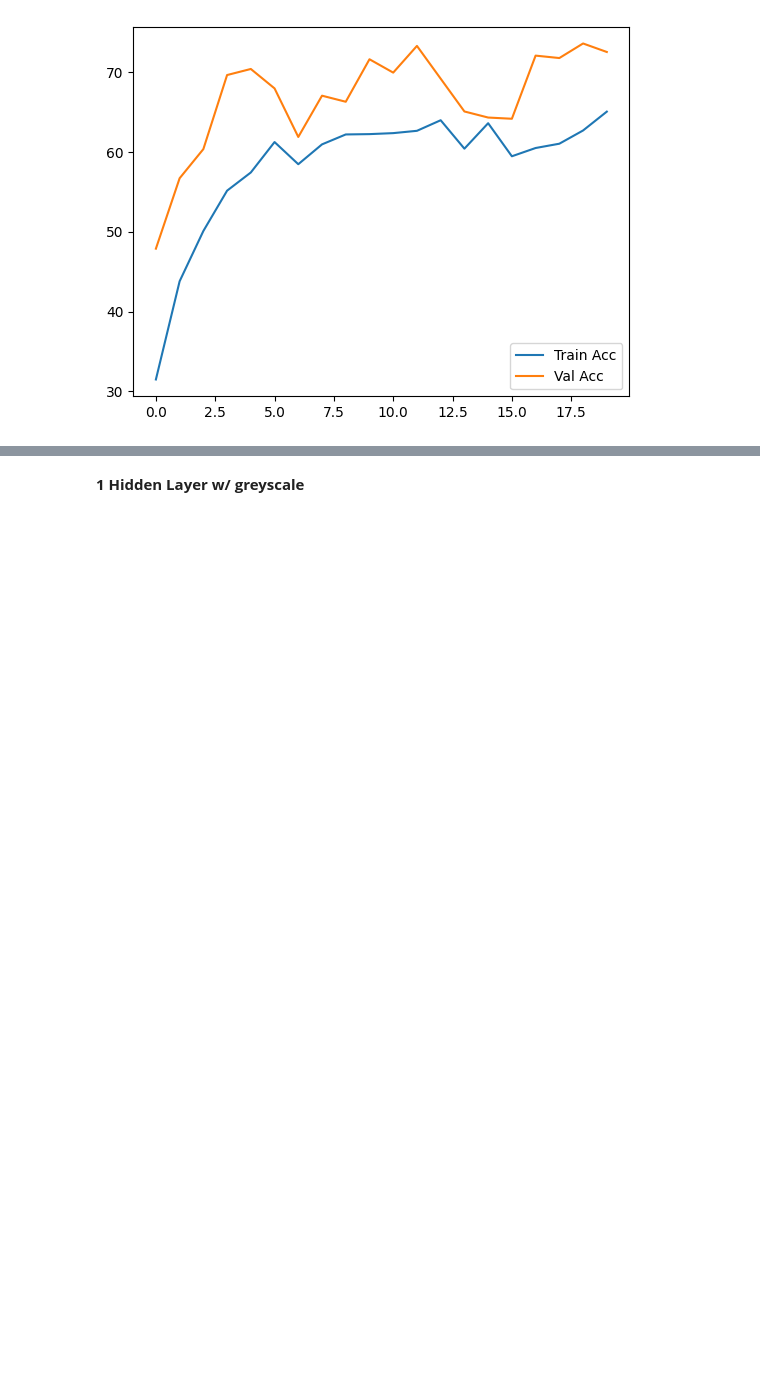
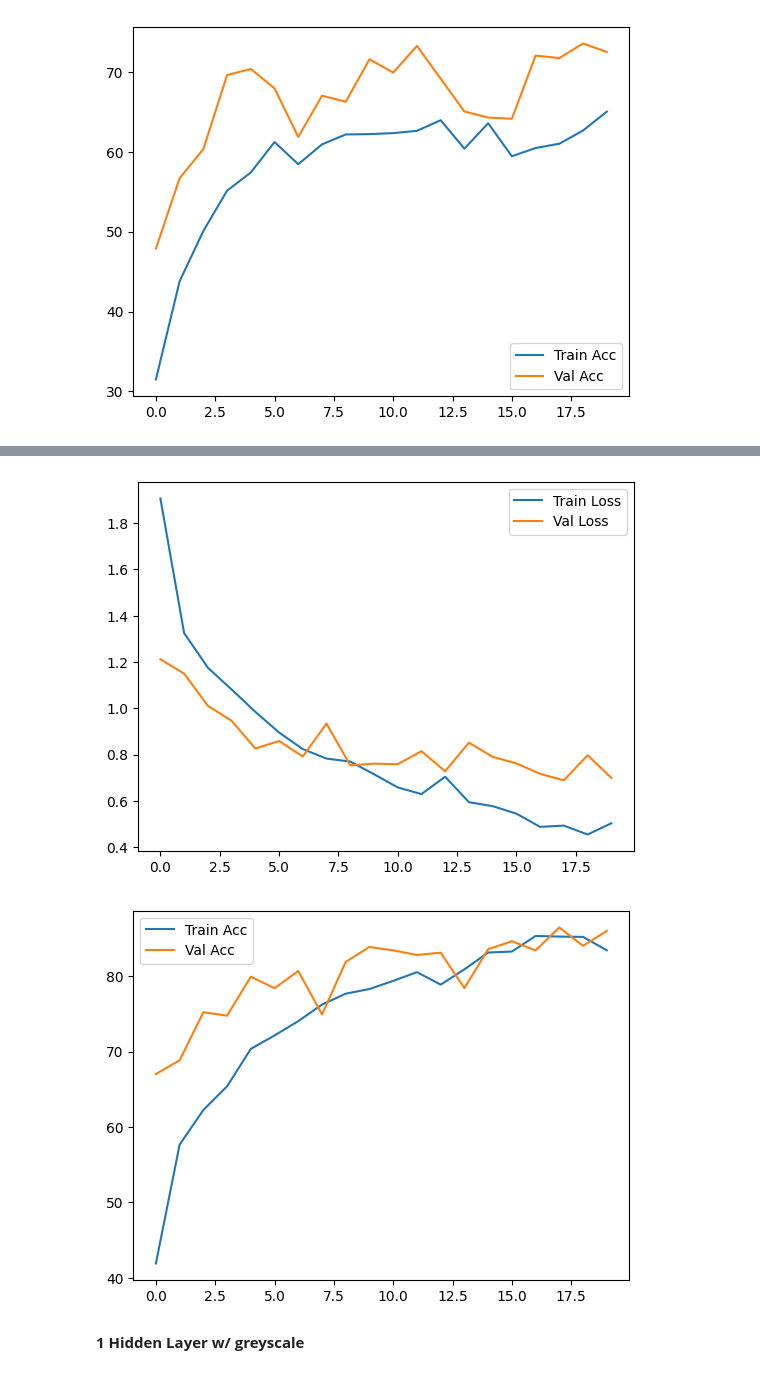
Before and after one commit to pranit-gandhi/astronomical-object-detection, a Jupyter notebook: slabs/ann.ipynb, the cells around one changed output, grey strips where cells are left out. Saved outputs shown, nothing was run; the diff lists cells and outputs as text; code cells hidden in the pictures; blank space fills up the shorter version.

```diff
--- a/slabs/ann.ipynb
+++ b/slabs/ann.ipynb
@@ -437,0 +440,12 @@ with open("saved_models/ann_lambda_5e-4_history.pkl", "wb") as f:
+# %%
+lamb = 0.001
+ann_model = ANN()
+trained_ann = train_ann(
+    ann_model,
+    train_loader,
+    val_loader,
+    device,
+    num_epochs=20,
+    learning_rate=0.0001,
+    weight_decay = lamb
+)
@@ -437,0 +470,15 @@ with open("saved_models/ann_lambda_5e-4_history.pkl", "wb") as f:
+# %%
+history = trained_ann[1]
+
+plt.plot(history["train_loss"], label="Train Loss")
+plt.plot(history["val_loss"], label="Val Loss")
+plt.legend()
+plt.show()
+
+plt.plot(history["train_accuracy"], label="Train Acc")
+plt.plot(history["val_accuracy"], label="Val Acc")
+plt.legend()
+plt.show()
+# %% [output]
+[figure, added]
+[figure, added]
```
Also changed, not shown: parts of 92 cells of this notebook, 1 other file.
